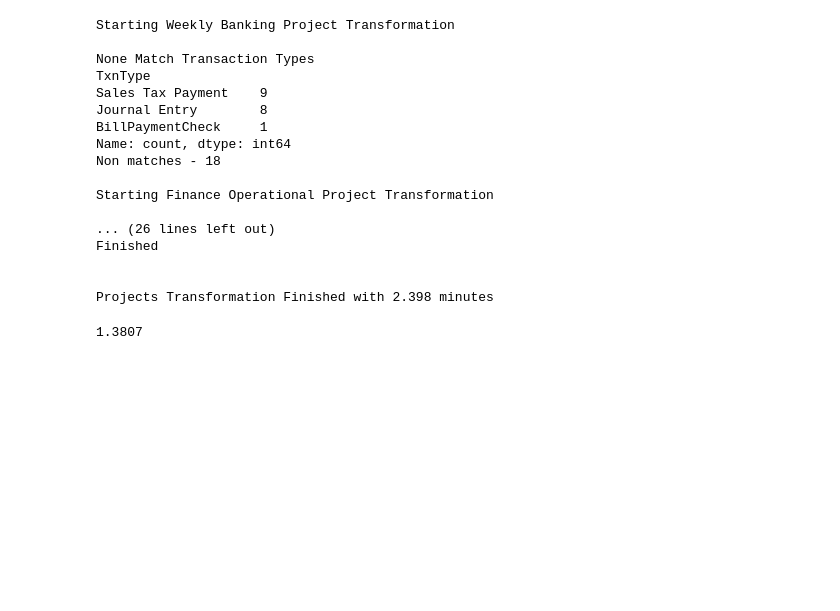
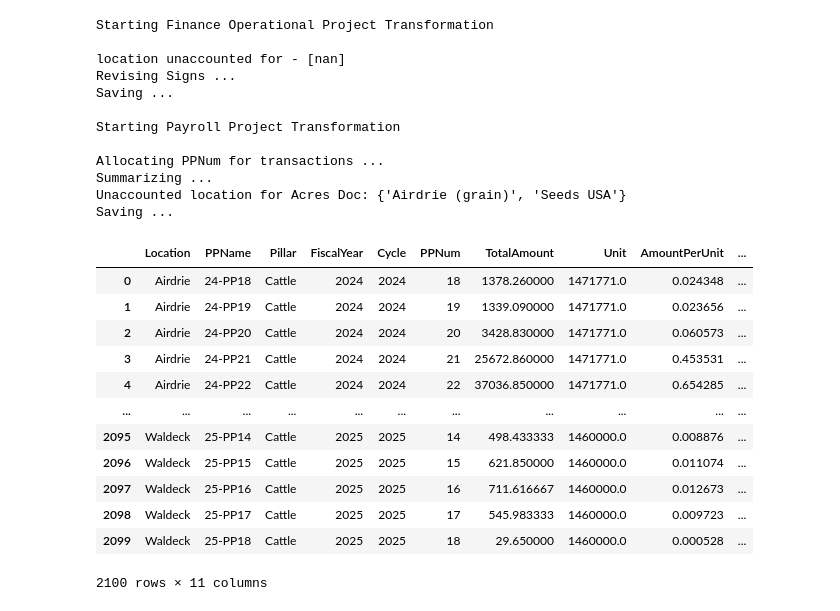
Before and after one commit to ZheRao/ETLCodeBase, a Jupyter notebook: notebooks/dev.ipynb, the cells around one changed output. Drawn from its saved outputs; the diff is of its cells as text; code cells hidden in the pictures; blank space fills up the shorter version.

Commit message:
consolidating HR projects

```diff
--- a/notebooks/dev.ipynb
+++ b/notebooks/dev.ipynb
@@ -75,9 +75,3 @@ class Job:
             df[col] = pd.to_datetime(df[col], utc=True)
             if drop_time: df[col] = df[col].dt.date
         return df
-# %%
-d = ["Strawberry", "Watermelon", "Cantaloupe", "Market Garden", "Broccoli", "Pumpkin", "Sweet Corn", "Cauliflower", "Squash", "Honeydew Melon", "Potato", "Carrot", "Cabbage",
-                        "Lettuce", "Brussel Sprouts", "Prairie Pathways", "Beet", "Corn Maze"]
-e = ["Strawberry", "Watermelon", "Cantaloupe", "Market Garden", "Broccoli", "Pumpkin", "Sweet Corn", "Cauliflower", "Squash", "Honeydew Melon", "Potato", "Carrot", "Cabbage",
-               "Lettuce", "Brussel Sprouts", "Prairie Pathways", "Beet", "Corn Maze", "CSA"]
-set(e) - set(d)
@@ -1208,24 +1130,51 @@ a.to_excel("budget_new.xlsx", index=False)
 # %%
-project.run()
+project._payroll_project()
 # %% [output]
-Starting Weekly Banking Project Transformation
-
-None Match Transaction Types
-TxnType
-Sales Tax Payment    9
-Journal Entry        8
-BillPaymentCheck     1
-Name: count, dtype: int64
-Non matches - 18
-
 Starting Finance Operational Project Transformation
 
-... (26 lines left out)
-Finished
+location unaccounted for - [nan]
+Revising Signs ...
+Saving ...
 
+Starting Payroll Project Transformation
 
-Projects Transformation Finished with 2.398 minutes
+Allocating PPNum for transactions ...
+Summarizing ...
+Unaccounted location for Acres Doc: {'Airdrie (grain)', 'Seeds USA'}
+Saving ...
-# %%
-project.fx
-# %% [output]
-1.3807
+# %%
+
+payroll = pd.read_csv(project.gold_path["hr_combined"] / "CSV" / "payroll_summarized3.csv")
+payroll_rename = {"AmountDisplay": "TotalAmount", "CostPerUnit": "AmountPerUnit", "Avg CostPerUnit": "Avg AmountPerUnit"}
+payroll = payroll.rename(columns=payroll_rename)
+time = pd.read_csv(project.gold_path["hr_combined"] / "CSV" / "time_summarized3.csv")
+time_rename = {"duration": "TotalAmount", "HoursPerUnit": "AmountPerUnit", "Avg HoursPerUnit": "Avg AmountPerUnit"}
+time = time.rename(columns=time_rename)
+# %%
+final_df = [pd.DataFrame(), pd.DataFrame(), pd.DataFrame()]
+for i in [1, 2, 3]:
+    payroll = pd.read_csv(project.gold_path["hr_combined"] / "CSV" / f"payroll_summarized{i}.csv")
+    payroll_rename = {"AmountDisplay": "TotalAmount", "CostPerUnit": "AmountPerUnit", "Avg CostPerUnit": "Avg AmountPerUnit"}
+    payroll = payroll.rename(columns=payroll_rename)
+    payroll["Mode"] = "Payroll"
+    time = pd.read_csv(project.gold_path["hr_combined"] / "CSV" / f"time_summarized{i}.csv")
+    time_rename = {"duration": "TotalAmount", "HoursPerUnit": "AmountPerUnit", "Avg HoursPerUnit": "Avg AmountPerUnit"}
+    time = time.rename(columns=time_rename)
+    time["Mode"] = "Hours"
+    final_df[i-1] = pd.concat([payroll, time], ignore_index=True)
+# %%
+final_df[0]
+# %% [output]
+|  | Location | PPName | Pillar | FiscalYear | Cycle | PPNum | TotalAmount | Unit | AmountPerUnit | ... |
+| 0 | Airdrie | 24-PP18 | Cattle | 2024 | 2024 | 18 | 1378.260000 | 1471771.0 | 0.024348 | ... |
+| 1 | Airdrie | 24-PP19 | Cattle | 2024 | 2024 | 19 | 1339.090000 | 1471771.0 | 0.023656 | ... |
+| 2 | Airdrie | 24-PP20 | Cattle | 2024 | 2024 | 20 | 3428.830000 | 1471771.0 | 0.060573 | ... |
+| 3 | Airdrie | 24-PP21 | Cattle | 2024 | 2024 | 21 | 25672.860000 | 1471771.0 | 0.453531 | ... |
+| 4 | Airdrie | 24-PP22 | Cattle | 2024 | 2024 | 22 | 37036.850000 | 1471771.0 | 0.654285 | ... |
+| ... | ... | ... | ... | ... | ... | ... | ... | ... | ... | ... |
+| 2095 | Waldeck | 25-PP14 | Cattle | 2025 | 2025 | 14 | 498.433333 | 1460000.0 | 0.008876 | ... |
+| 2096 | Waldeck | 25-PP15 | Cattle | 2025 | 2025 | 15 | 621.850000 | 1460000.0 | 0.011074 | ... |
+| 2097 | Waldeck | 25-PP16 | Cattle | 2025 | 2025 | 16 | 711.616667 | 1460000.0 | 0.012673 | ... |
+| 2098 | Waldeck | 25-PP17 | Cattle | 2025 | 2025 | 17 | 545.983333 | 1460000.0 | 0.009723 | ... |
+| 2099 | Waldeck | 25-PP18 | Cattle | 2025 | 2025 | 18 | 29.650000 | 1460000.0 | 0.000528 | ... |
+2100 rows × 11 columns
```
Also changed, not shown: parts of 11 cells of this notebook, 1 other file.
